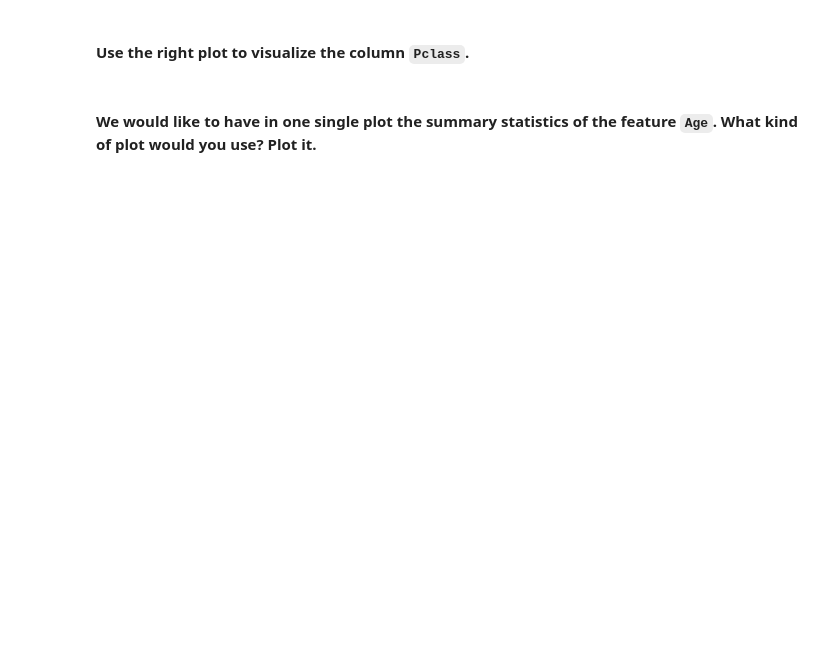
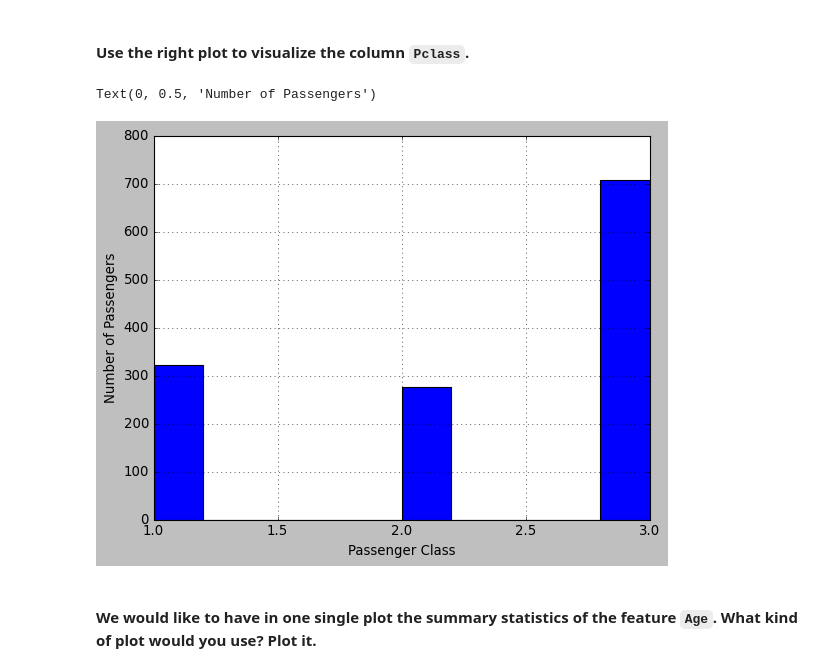
Before and after one commit to Carleto04/lab-matplotlib-seaborn, a Jupyter notebook: your-code/main.ipynb, the cells around one changed output. Drawn from its saved outputs; the diff is of its cells as text; code cells hidden in the pictures; blank space fills up the shorter version.

```diff
--- a/your-code/main.ipynb
+++ b/your-code/main.ipynb
@@ -437,2 +437,9 @@ AttributeError: module 'seaborn' has no attribute 'pie'
+# %%
+titanic['Pclass'].hist()
+plt.xlabel('Passenger Class')
+plt.ylabel('Number of Passengers')
+# %% [output]
+Text(0, 0.5, 'Number of Passengers')
+[figure, added]
 # %% [markdown]
 #### We would like to have in one single plot the summary statistics of the feature `Age`. What kind of plot would you use? Plot it.
```
Also changed, not shown: parts of 36 cells of this notebook.
